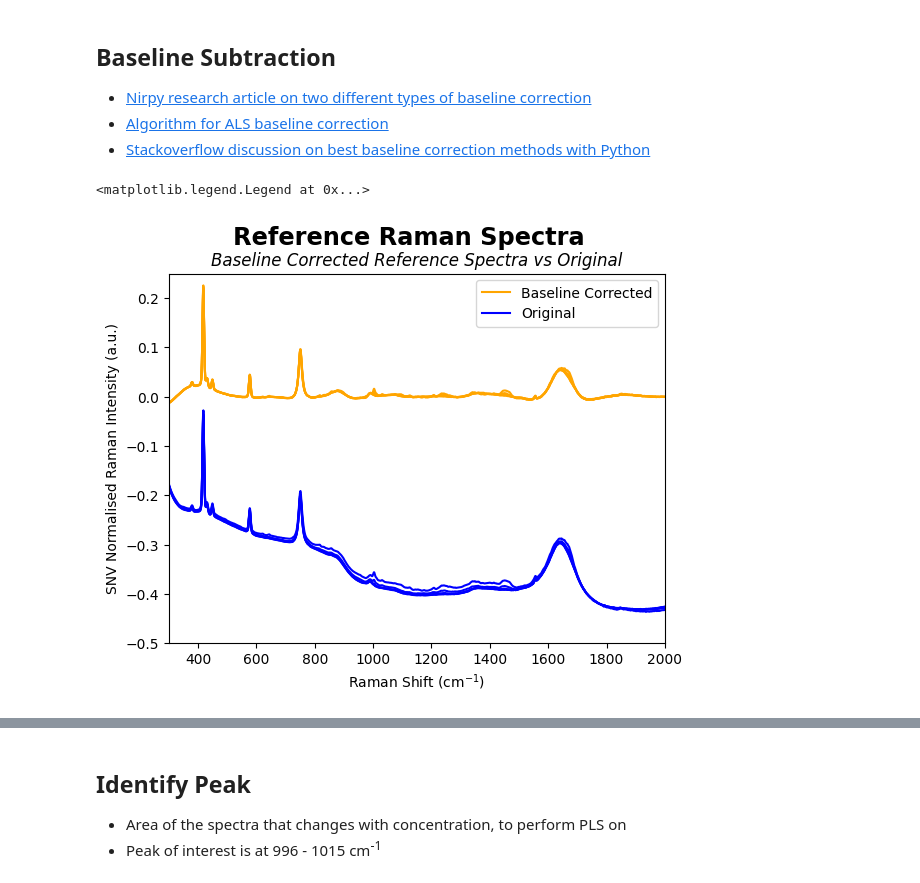
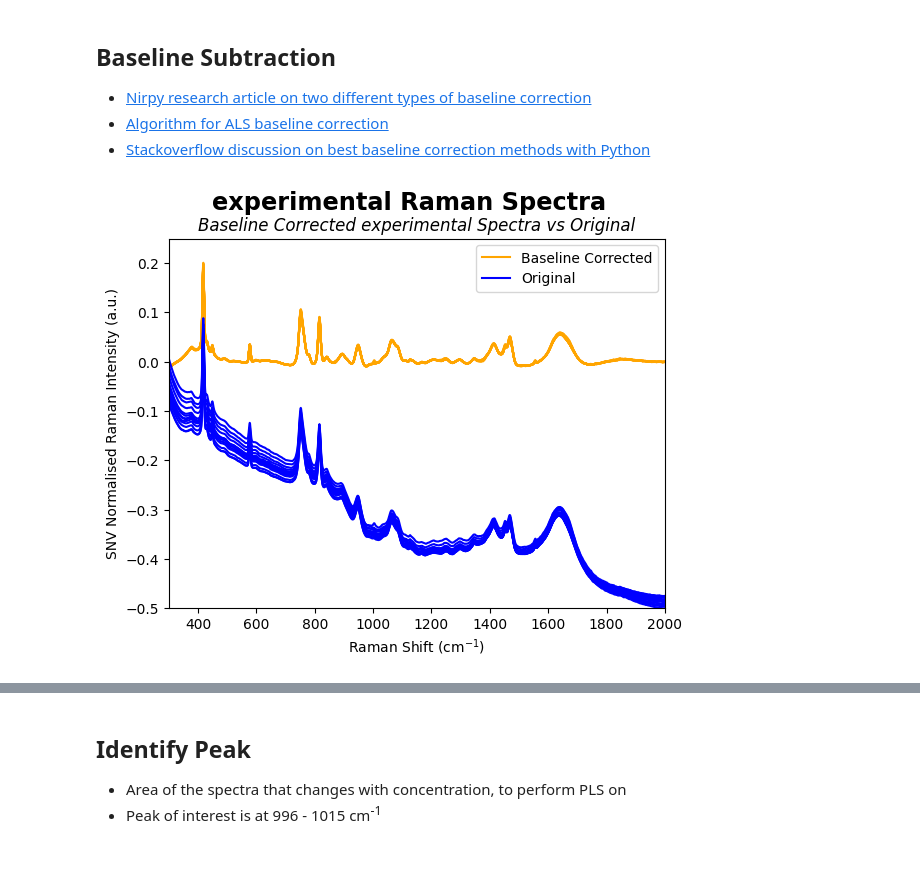
Before and after one commit to a-o-connor/PFDA-project, a Jupyter notebook: big_project_practice.ipynb, the cells around one changed output, grey strips where cells are left out. Drawn from its saved outputs; the diff is of its cells as text; code cells hidden in the pictures.

```diff
--- a/big_project_practice.ipynb
+++ b/big_project_practice.ipynb
@@ -379,38 +288,43 @@ ax[2].legend(handles[0:len(reference_raman_spectra.columns)],
 # %%
 def als(y, lam=1e6, p=0.1, itermax=10):
     L = len(y)
     D = sparse.eye(L, format='csc')
     D = D[1:] - D[:-1]  # numpy.diff( ,2) does not work with sparse matrix. This is a workaround.
     D = D[1:] - D[:-1]
     D = D.T
     w = np.ones(L)
     for i in range(itermax):
         W = sparse.diags(w, 0, shape=(L, L))
         Z = W + lam * D.dot(D.T)
         z = spsolve(Z, w * y)
         w = p * (y > z) + (1 - p) * (y < z)
     return z
+
+def subtract_als_baseline(scaler_name, spectra_name):
+    spectra=scaled_data[f"{scaler_name}_scaled_{spectra_name}_spectra"]
+    als_baseline = np.array([als(spectra[:, i]) for i in range(spectra.shape[1])]).T
+    return(spectra-als_baseline)
+
+def plot_baseline_corrected_spectra(scaler_name, spectra_name):
+    baseline_corrected_spectra = subtract_als_baseline(scaler_name, spectra_name)
+    fig, ax = plt.subplots()
+    for i in range(baseline_corrected_spectra.shape[1]):
+        ax.plot(reference_raman_spectra.index, baseline_corrected_spectra[:,i], color="orange")
+    ax.plot([], [], label="Baseline Corrected", color="orange")  #Want one label for the baseline corrected and one label for the original
+    for i in range(baseline_corrected_spectra.shape[1]):
+        ax.plot(reference_raman_spectra.index, scaled_data[f"{scaler_name}_scaled_{spectra_name}_spectra"][:,i], color="blue")
+    ax.plot([], [], label="Original", color="blue")
+    ax.set_xlim(300,2000)
+    ax.set_ylim(-0.5, 0.25)
+    ax.set_xlabel(r'Raman Shift (cm$^{-1})$')
+    ax.set_ylabel(f"SNV Normalised Raman Intensity (a.u.)")
+    ax.set_title(f"Baseline Corrected {spectra_name} Spectra vs Original",fontdict = {'fontsize': 'large','fontstyle' : "italic",})
+    fig.suptitle(f"{spectra_name} Raman Spectra",
+                fontweight="bold",
+                fontsize="xx-large"
+                )
+    ax.legend()
+
+plot_baseline_corrected_spectra("SNV","experimental")
+# %% [output]
+[figure, added]
-# %%
-als_baseline_reference_spectra = np.array([als(SNV_scaled_reference_spectra[:, i]) for i in range(SNV_scaled_reference_spectra.shape[1])]).T
-baseline_corrected_reference_spectra = SNV_scaled_reference_spectra - als_baseline_reference_spectra
-
-fig, ax = plt.subplots()
-for i in range(baseline_corrected_reference_spectra.shape[1]):
-    ax.plot(reference_raman_spectra.index, baseline_corrected_reference_spectra[:,i], color="orange")
-ax.plot([], [], label="Baseline Corrected", color="orange")  #Want one label for the baseline corrected and one label for the original
-for i in range(baseline_corrected_reference_spectra.shape[1]):
-    ax.plot(reference_raman_spectra.index, SNV_scaled_reference_spectra[:,i], color="blue")
-ax.plot([], [], label="Original", color="blue")
-ax.set_xlim(300,2000)
-ax.set_ylim(-0.5, 0.25)
-ax.set_xlabel(r'Raman Shift (cm$^{-1})$')
-ax.set_ylabel(f"SNV Normalised Raman Intensity (a.u.)")
-ax.set_title(f"Baseline Corrected Reference Spectra vs Original",fontdict = {'fontsize': 'large','fontstyle' : "italic",})
-fig.suptitle(f"Reference Raman Spectra",
-            fontweight="bold",
-            fontsize="xx-large"
-            )
-ax.legend()
-# %% [output]
-<matplotlib.legend.Legend at 0x...>
-[figure, removed]
```
Also changed, not shown: parts of 16 cells of this notebook, 4 other files.
